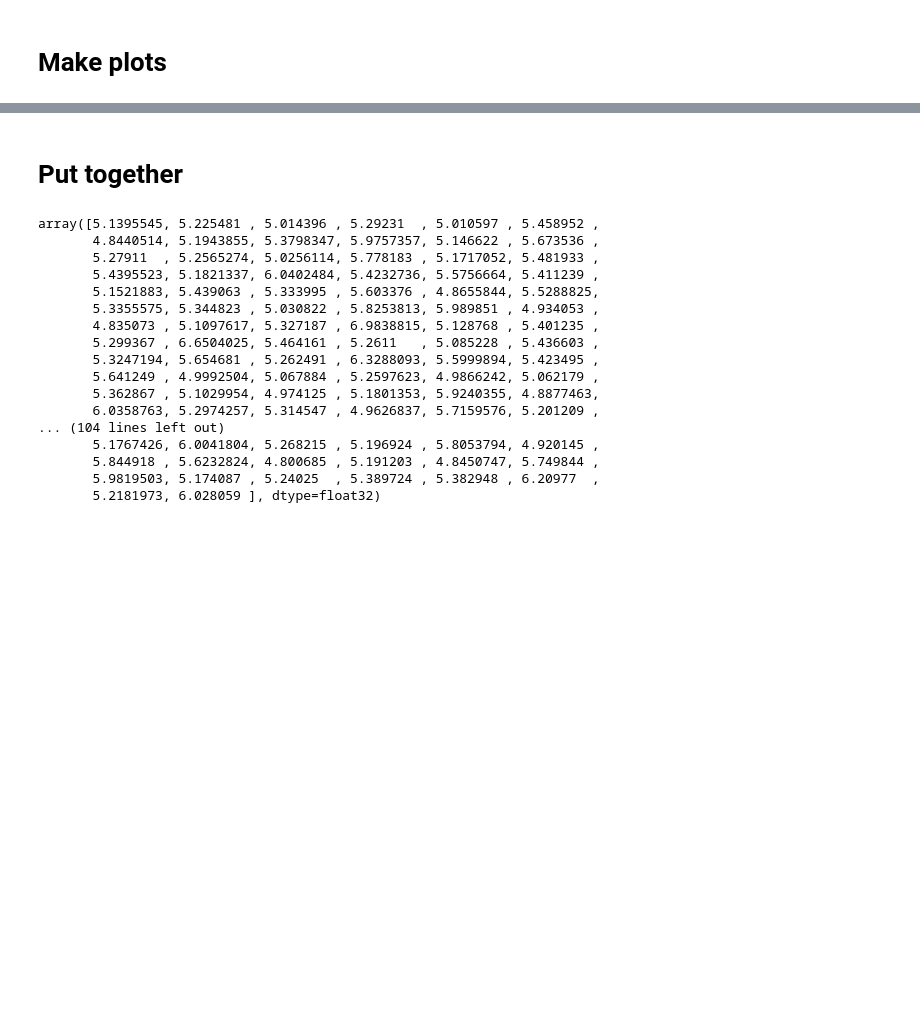
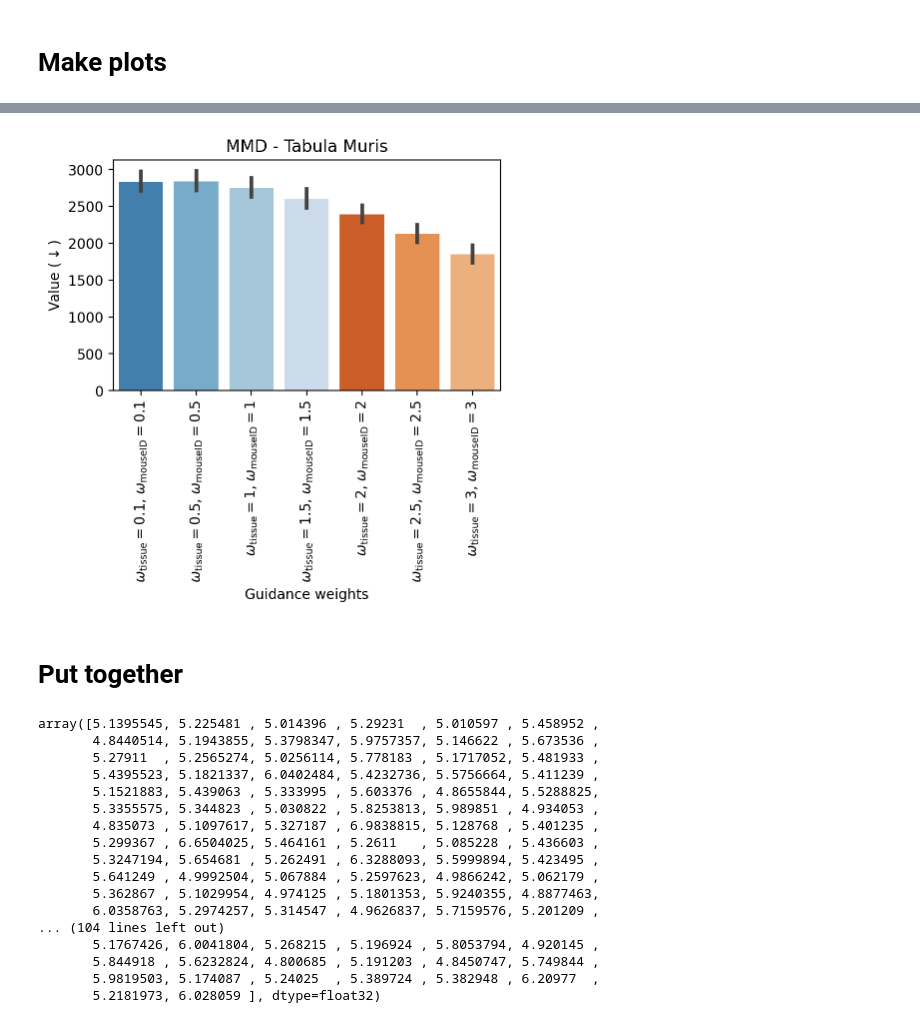
Before and after one commit to theislab/CFGen, a Jupyter notebook: notebooks/experiments/multi_label /score_comparisons/test_generation_tabula_muris_autoencoder_donor_guided.ipynb, the cells around one changed output, grey strips where cells are left out. Cells and saved outputs as stored; diff of their text form; code cells hidden in the pictures; blank space fills up the shorter version.

```diff
--- a/notebooks/experiments/multi_label /score_comparisons/test_generation_tabula_muris_autoencoder_donor_guided.ipynb
+++ b/notebooks/experiments/multi_label /score_comparisons/test_generation_tabula_muris_autoencoder_donor_guided.ipynb
@@ -399,11 +379,13 @@ results_df["Formatted weights"] = latex_labs
 # %%
-# plt.figure(figsize=(5,3))
-# ax = sns.barplot(data=results_df.loc[results_df["Metric type"]=="MMD"],
-#              x="Formatted weights",
-#              y="Value", order=unique_labs, palette="tab20c")
-# ax.set_xticklabels(ax.get_xticklabels(), rotation=90, fontsize=10)
-# plt.ylabel("Value ($\downarrow)$")
-# plt.title("MMD - Tabula Muris")
-# plt.xlabel("Guidance weights")
-# plt.savefig('2_mmd_tabula_muris.svg', format='svg', bbox_inches='tight')
-# plt.show()
+plt.figure(figsize=(5,3))
+ax = sns.barplot(data=results_df.loc[results_df["Metric type"]=="Linear MMD"],
+             x="Formatted weights",
+             y="Value", order=unique_labs, palette="tab20c")
+ax.set_xticklabels(ax.get_xticklabels(), rotation=90, fontsize=10)
+plt.ylabel("Value ($\downarrow)$")
+plt.title("MMD - Tabula Muris")
+plt.xlabel("Guidance weights")
+plt.savefig('2_mmd_tabula_muris.svg', format='svg', bbox_inches='tight')
+plt.show()
+# %% [output]
+[figure, added]
```
Also changed, not shown: parts of 10 cells of this notebook, 12 other files.
